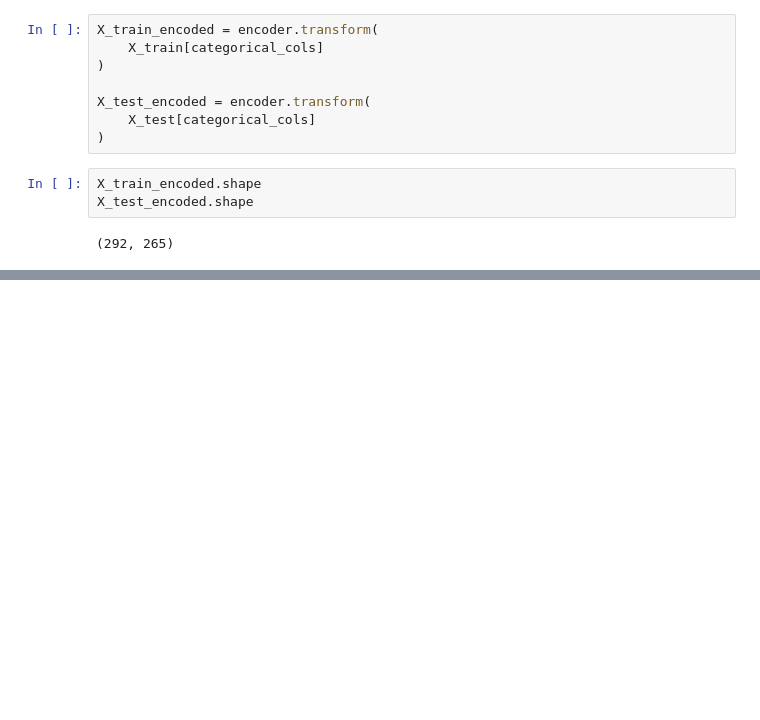
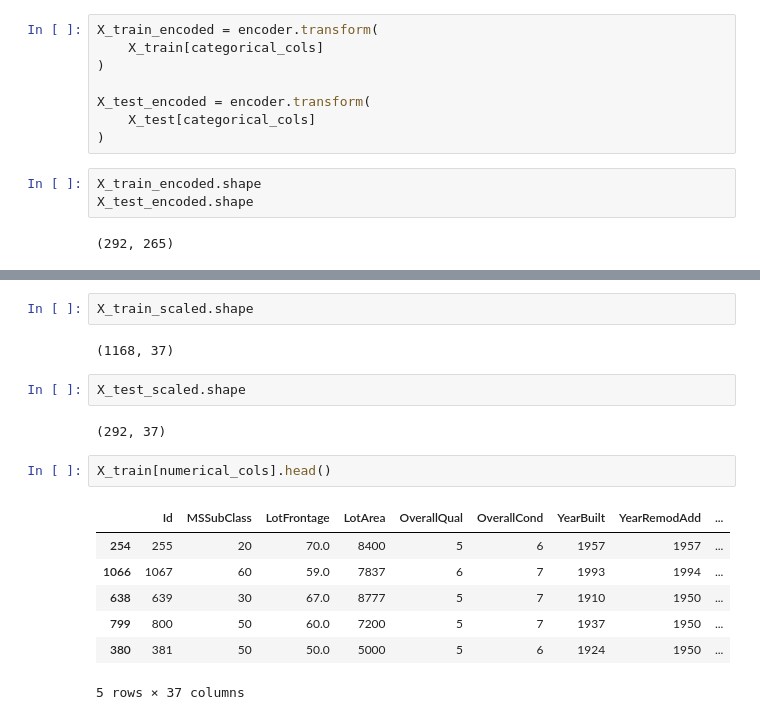
Before and after one commit to shrajxn/house-price-prediction-pipeline, a Jupyter notebook: notebooks/03_feature_preprocessing.ipynb, the cells around one changed output, grey strips where cells are left out. Drawn from its saved outputs; the diff is of its cells as text; blank space fills up the shorter version.

```diff
--- a/notebooks/03_feature_preprocessing.ipynb
+++ b/notebooks/03_feature_preprocessing.ipynb
@@ -120,0 +139,18 @@ X_test_encoded.shape
+# %%
+X_train_scaled.shape
+# %% [output]
+(1168, 37)
+# %%
+X_test_scaled.shape
+# %% [output]
+(292, 37)
+# %%
+X_train[numerical_cols].head()
+# %% [output]
+|  | Id | MSSubClass | LotFrontage | LotArea | OverallQual | OverallCond | YearBuilt | YearRemodAdd | ... |
+| 254 | 255 | 20 | 70.0 | 8400 | 5 | 6 | 1957 | 1957 | ... |
+| 1066 | 1067 | 60 | 59.0 | 7837 | 6 | 7 | 1993 | 1994 | ... |
+| 638 | 639 | 30 | 67.0 | 8777 | 5 | 7 | 1910 | 1950 | ... |
+| 799 | 800 | 50 | 60.0 | 7200 | 5 | 7 | 1937 | 1950 | ... |
+| 380 | 381 | 50 | 50.0 | 5000 | 5 | 6 | 1924 | 1950 | ... |
+5 rows × 37 columns
```
Also changed, not shown: parts of 5 cells of this notebook.
